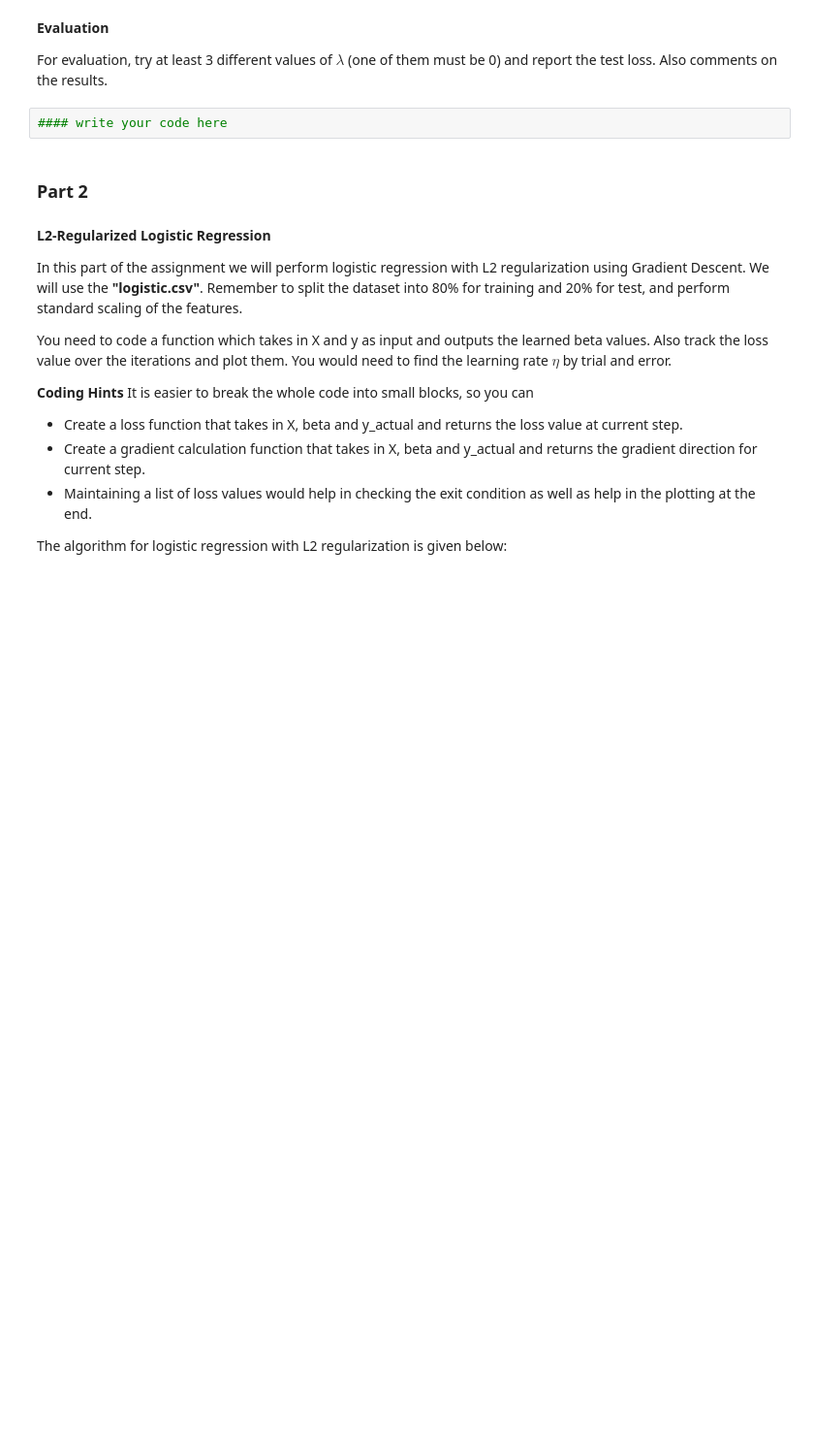
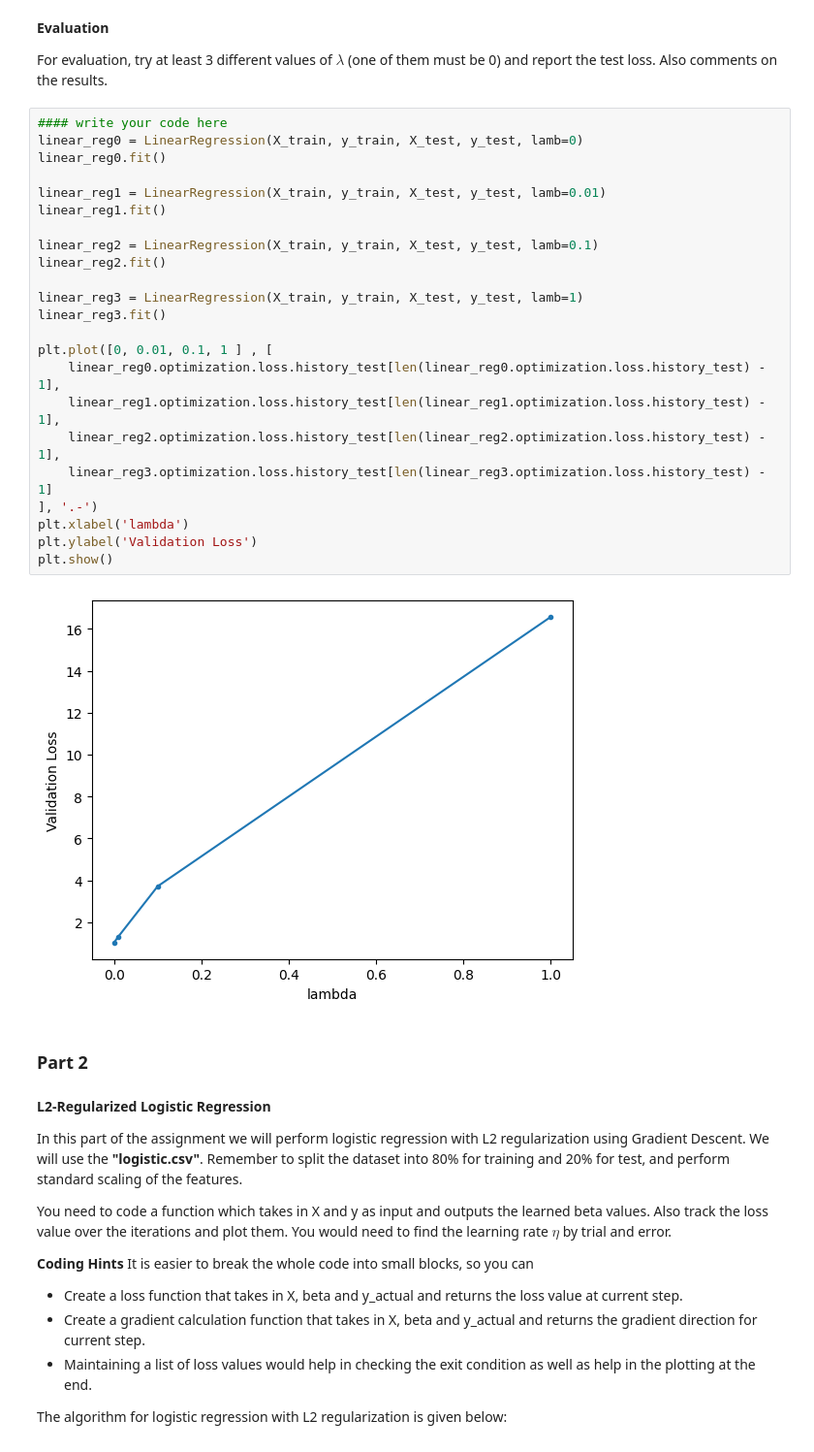
Before and after one commit to amirheyvaz/WiSe-2024, a Jupyter notebook: ML LAB/Exercises/5/1747696_Exercise_5.ipynb, the cells around one changed output. Shown: that part at 97% size. Drawn from its saved outputs; the diff is of its cells as text; blank space fills up the shorter version.

```diff
--- a/ML LAB/Exercises/5/1747696_Exercise_5.ipynb
+++ b/ML LAB/Exercises/5/1747696_Exercise_5.ipynb
@@ -162,8 +149,31 @@ TypeError: Optimization.__init__() takes 5 positional arguments but 6 were given
 **Evaluation**
 
 For evaluation, try at least 3 different values of $\lambda$ (one of them must be 0) and report the test loss. Also comments on the results.
-# %%
-#### write your code here
+# %%
+#### write your code here
+linear_reg0 = LinearRegression(X_train, y_train, X_test, y_test, lamb=0)
+linear_reg0.fit()
+
+linear_reg1 = LinearRegression(X_train, y_train, X_test, y_test, lamb=0.01)
+linear_reg1.fit()
+
+linear_reg2 = LinearRegression(X_train, y_train, X_test, y_test, lamb=0.1)
+linear_reg2.fit()
+
+linear_reg3 = LinearRegression(X_train, y_train, X_test, y_test, lamb=1)
+linear_reg3.fit()
+
+plt.plot([0, 0.01, 0.1, 1 ] , [
+    linear_reg0.optimization.loss.history_test[len(linear_reg0.optimization.loss.history_test) - 1],
+    linear_reg1.optimization.loss.history_test[len(linear_reg1.optimization.loss.history_test) - 1],
+    linear_reg2.optimization.loss.history_test[len(linear_reg2.optimization.loss.history_test) - 1],
+    linear_reg3.optimization.loss.history_test[len(linear_reg3.optimization.loss.history_test) - 1]
+], '.-')
+plt.xlabel('lambda')
+plt.ylabel('Validation Loss')
+plt.show()
+# %% [output]
+[figure, added]
 # %% [markdown]
 ### Part 2
 # %% [markdown]
```
Also changed, not shown: parts of 8 cells of this notebook, 2 other files.
